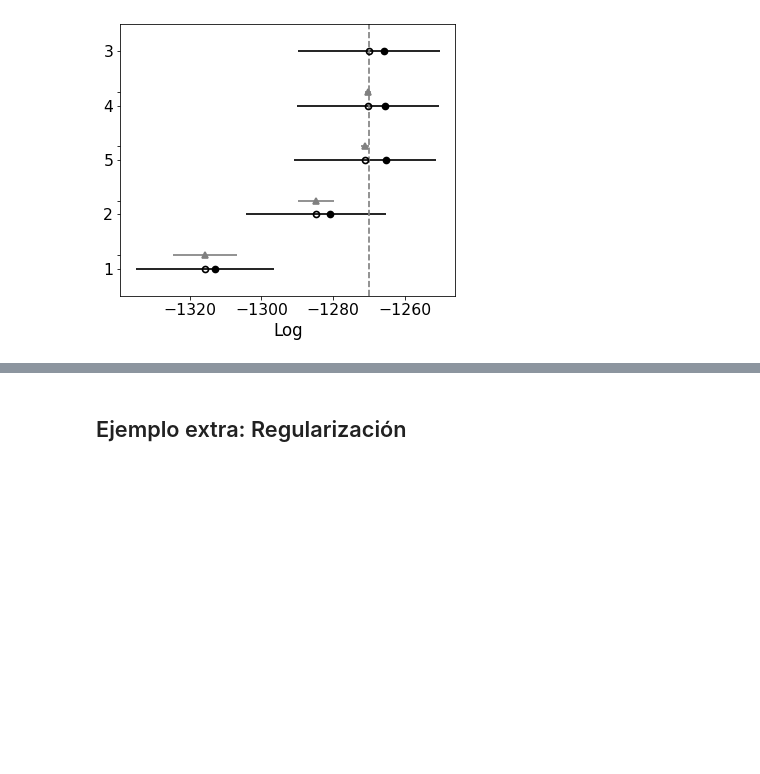
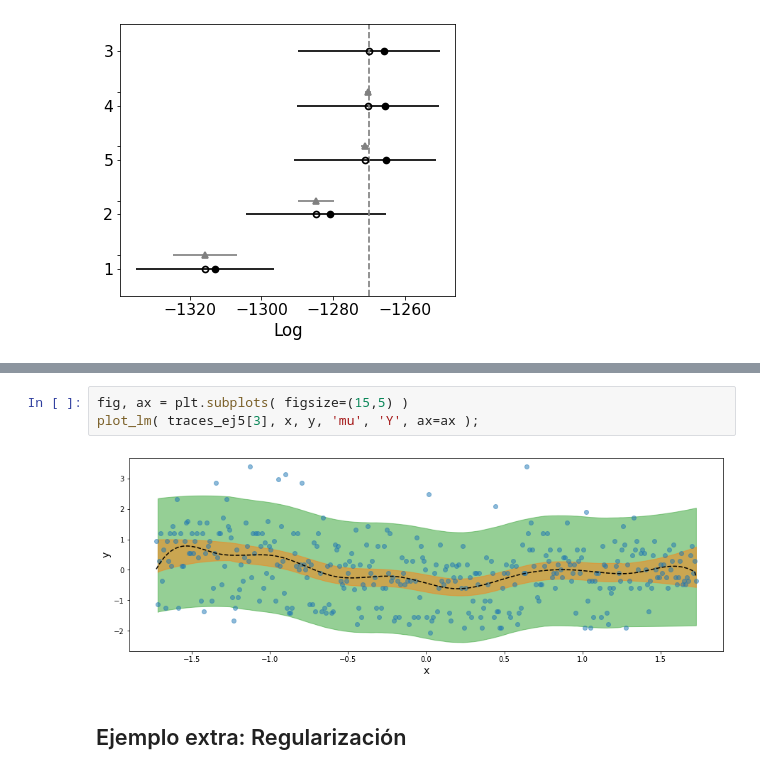
Before and after one commit to mbalbi/ciencia_de_datos, a Jupyter notebook: notebooks/practica_8.ipynb, the cells around one changed output, grey strips where cells are left out. Saved outputs shown, nothing was run; the diff lists cells and outputs as text; blank space fills up the shorter version.

```diff
--- a/notebooks/practica_8.ipynb
+++ b/notebooks/practica_8.ipynb
@@ -1164,3 +1281,8 @@ az.plot_compare( az_comp_loo );
+# %%
+fig, ax = plt.subplots( figsize=(15,5) )
+plot_lm( traces_ej5[3], x, y, 'mu', 'Y', ax=ax );
+# %% [output]
+[figure, added]
 # %% [markdown]
 ## Ejemplo extra: Regularización
 # %%
```
Also changed, not shown: parts of 12 cells of this notebook.
